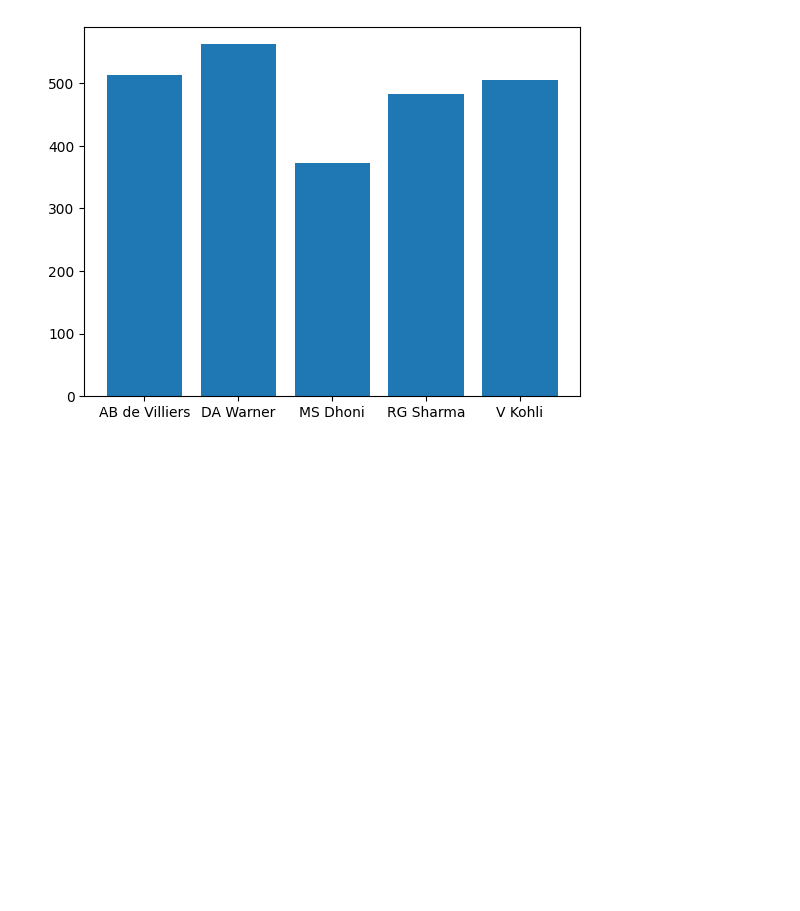
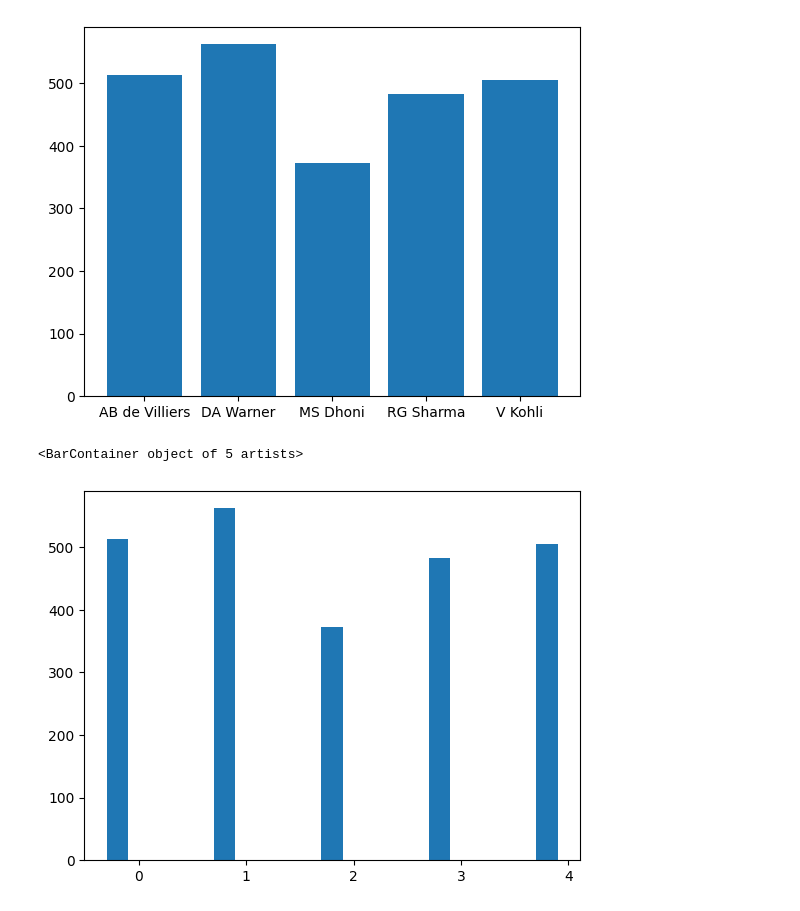
Before and after one commit to simran-aug15/Matplotlib, a Jupyter notebook: Bar_chart.ipynb, the cells around one changed output. Cells and saved outputs as stored; diff of their text form; code cells hidden in the pictures; blank space fills up the shorter version.

```diff
--- a/Bar_chart.ipynb
+++ b/Bar_chart.ipynb
@@ -39,3 +39,7 @@ plt.bar(df['batsman'],df['2015'])
 # %%
 # Now if you want to print runs of 2015,2016,2017,using same code you can do it but they will overlap among each other ,
 # but we donot want that ,so we use this next code instead for better understanding
+plt.bar(np.arange(df.shape[0])-0.2,df['2015'],width=0.2)
+# %% [output]
+<BarContainer object of 5 artists>
+[figure, added]
```
